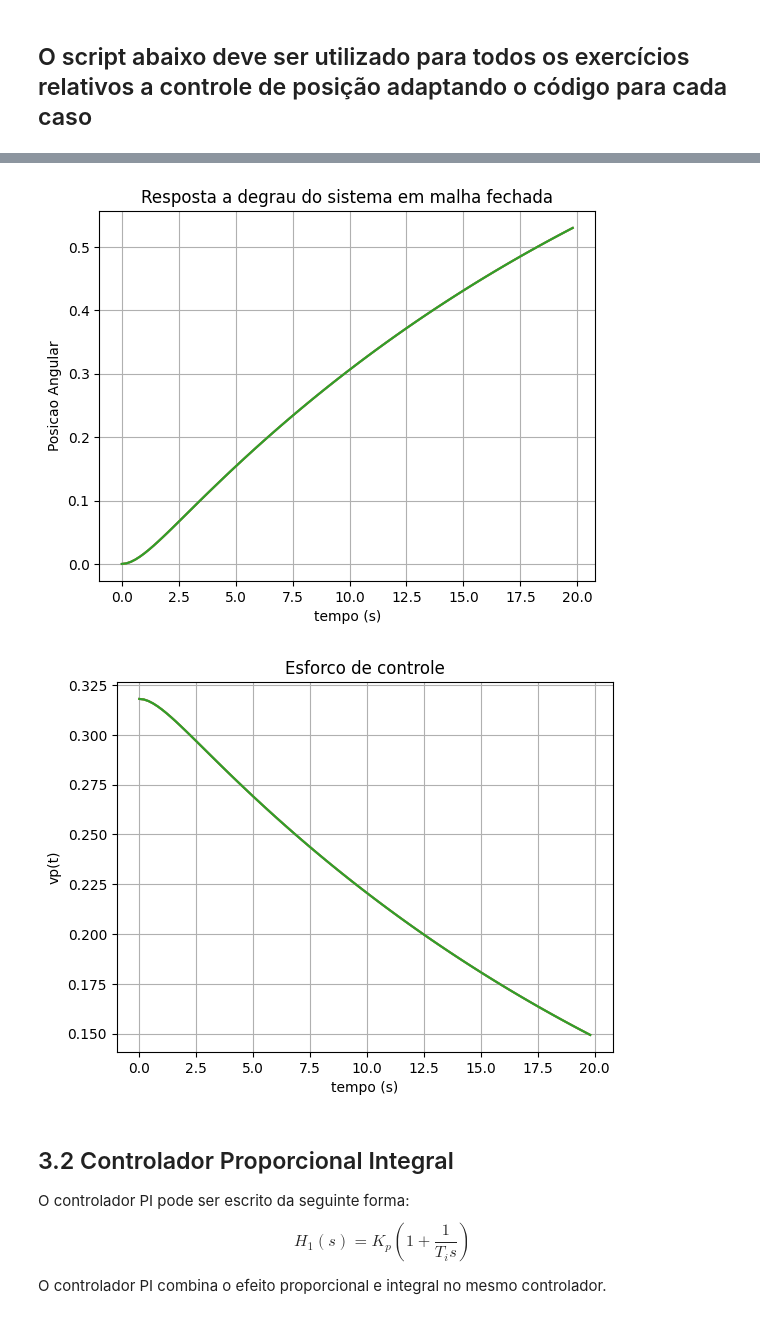
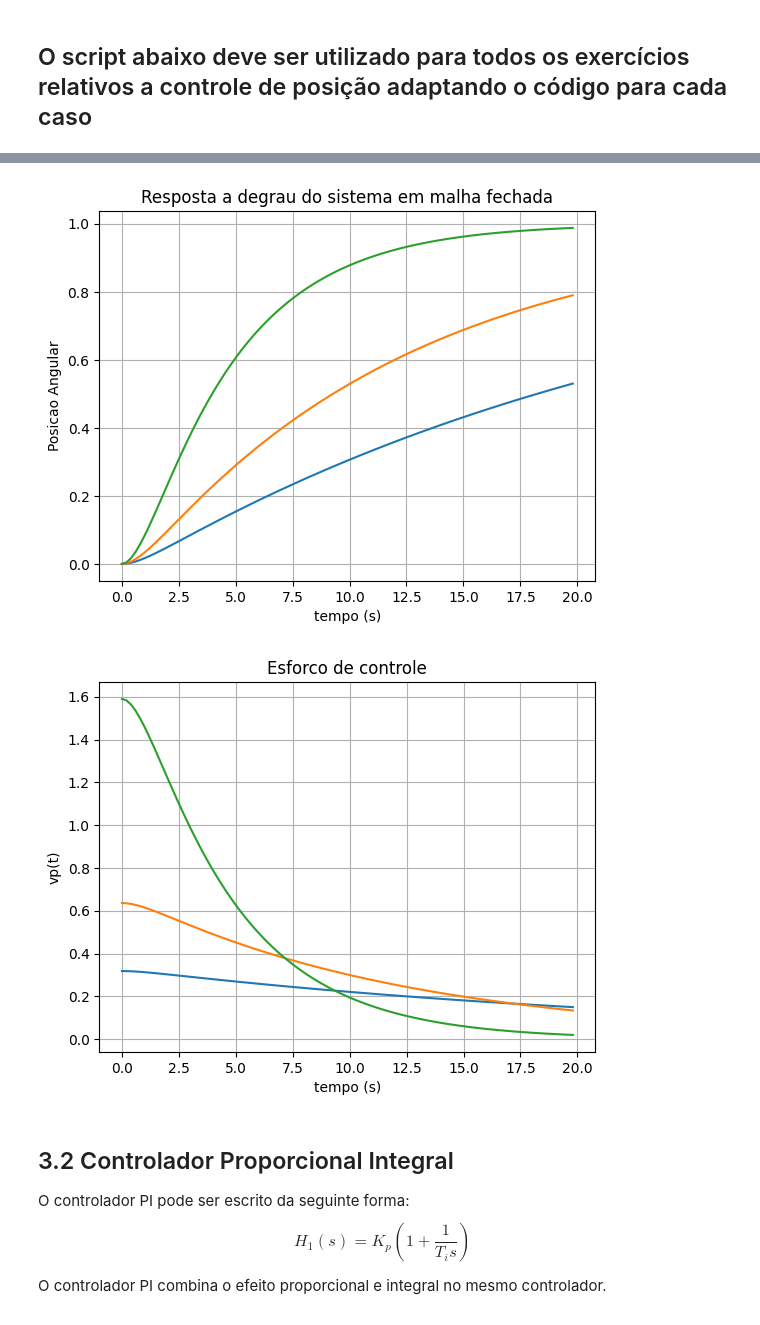
Before and after one commit to Night2077/LAB1, a Jupyter notebook: PMR3404_Lab1V2026.ipynb, the cells around one changed output, grey strips where cells are left out. Drawn from its saved outputs; the diff is of its cells as text; code cells hidden in the pictures.

```diff
--- a/PMR3404_Lab1V2026.ipynb
+++ b/PMR3404_Lab1V2026.ipynb
@@ -985,7 +1000,7 @@ H1 = Kp1
 #H1 = Kp1*(1+Td1*s/(Td1*s/N1+1))
 Hp1 = Kpot*H1
 # Controlador 2
-Kp2 = 1;
+Kp2 = 2;
 Ti2 = 1;
 Td2 = 1;
 N2  = 1;
@@ -1000,7 +1015,7 @@ H2 = Kp2
 #H2 = Kp2*(1+Td2*s/(Td2*s/N2+1))
 Hp2 = Kpot*H2
 # Controlador 3
-Kp3 = 1;
+Kp3 = 5;
 Ti3 = 1;
 Td3 = 1;
 N3  = 1;
@@ -1215,7 +1230,7 @@ valor de pico vpmax =  0.32
 instante de pico tp =  0.00 seg
 valor de regime estacionario vpss =  0.00
-[figure, old version]
+[figure, new version]
-[figure, old version]
+[figure, new version]
 # %% [markdown]
 ## 3.2 Controlador Proporcional Integral
 
```
Also changed, not shown: parts of 7 cells of this notebook.
